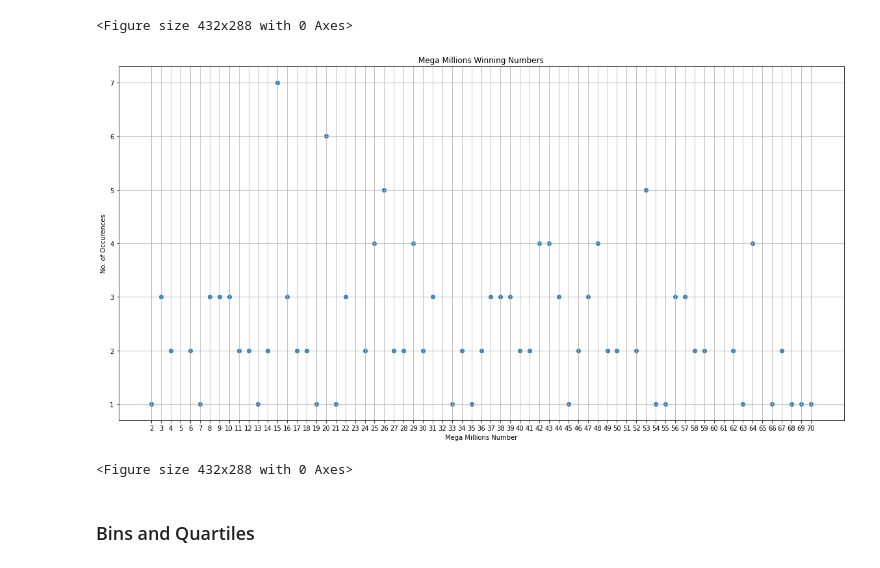
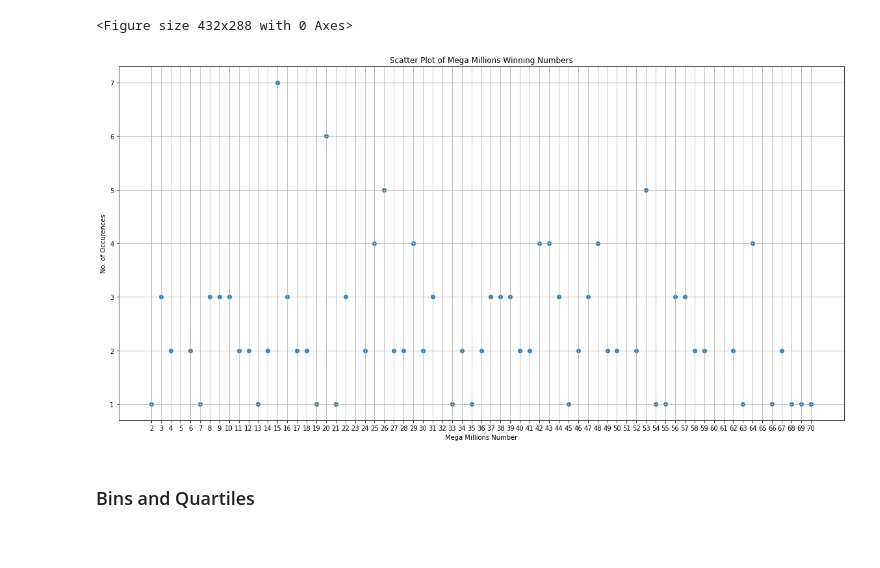
Before and after one commit to Jamals211/Gaming_The_Lottery, a Jupyter notebook: Lottery.ipynb, the cells around one changed output. Cells and saved outputs as stored; diff of their text form; code cells hidden in the pictures.

Commit message:
images

```diff
--- a/Lottery.ipynb
+++ b/Lottery.ipynb
@@ -199,22 +200,22 @@ plt.savefig("Images/MegaMillionsProbabilityBar.png", bbox_inches='tight')
 # %%
 #unpack the list ofr x and y values using zip(data)
 x, y = zip(*sorted_d)
 #plot the # vs the number of occurces
 # x=list(range(1, 71))
 fig = plt.figure(figsize = (20, 10))
 plt.scatter(*zip(*sorted_d))
 plt.xticks(np.arange(min(x), max(x)+1, 1.0))
 # plt.xticks(rotation=70)
 
 plt.xlabel("Mega Millions Number")
 plt.ylabel("No. of Occurences")
-plt.title("Mega Millions Winning Numbers")
+plt.title("Scatter Plot of Mega Millions Winning Numbers")
 plt.grid()
+ # Call save fig beforee plt.show
+plt.savefig("Images/MegaMillions_Scatter.png", bbox_inches='tight')
 plt.show()
-plt.savefig("Images/MegaMillions_Scatter.png", bbox_inches='tight')
 # %% [output]
-[figure, old version]
+[figure, new version]
-<Figure size 432x288 with 0 Axes>
 # %% [markdown]
 ### Bins and Quartiles
 # %%
```
Also changed, not shown: parts of 1 cell of this notebook, 2 other files.
